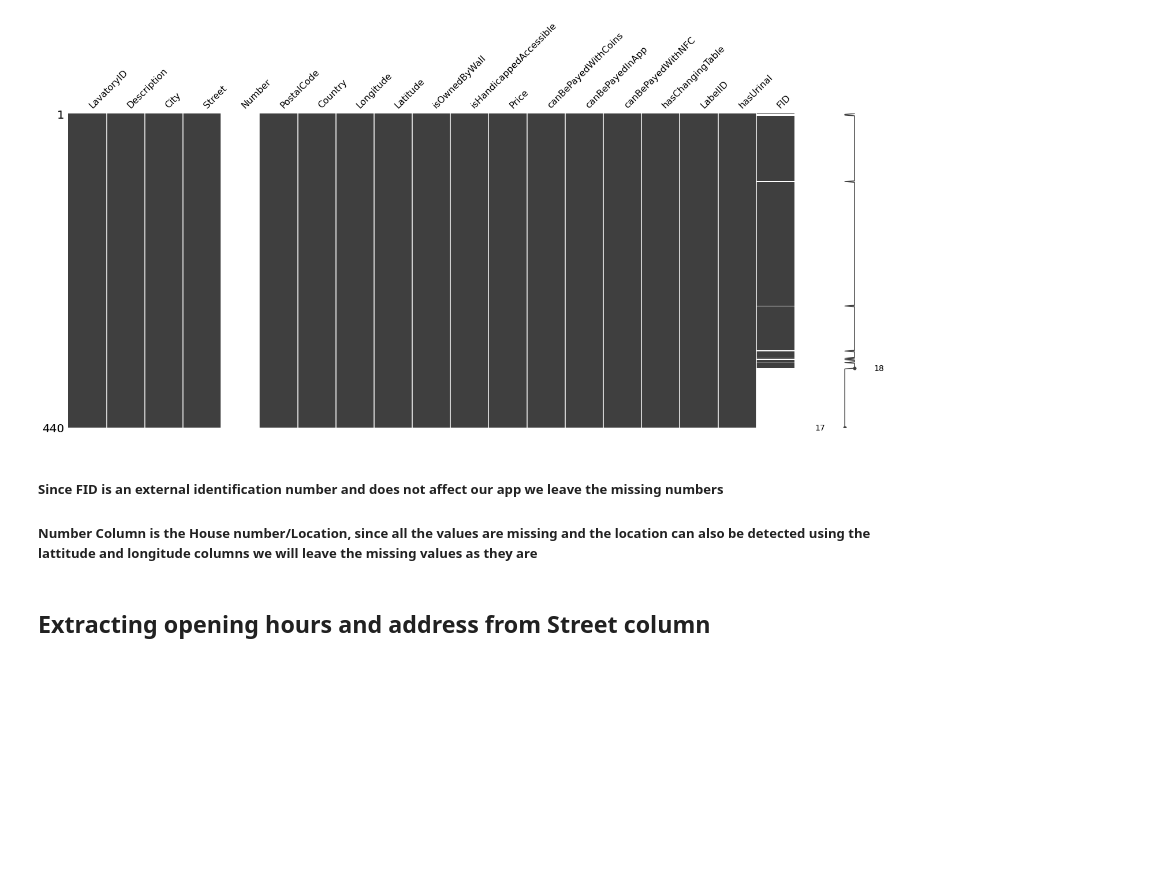
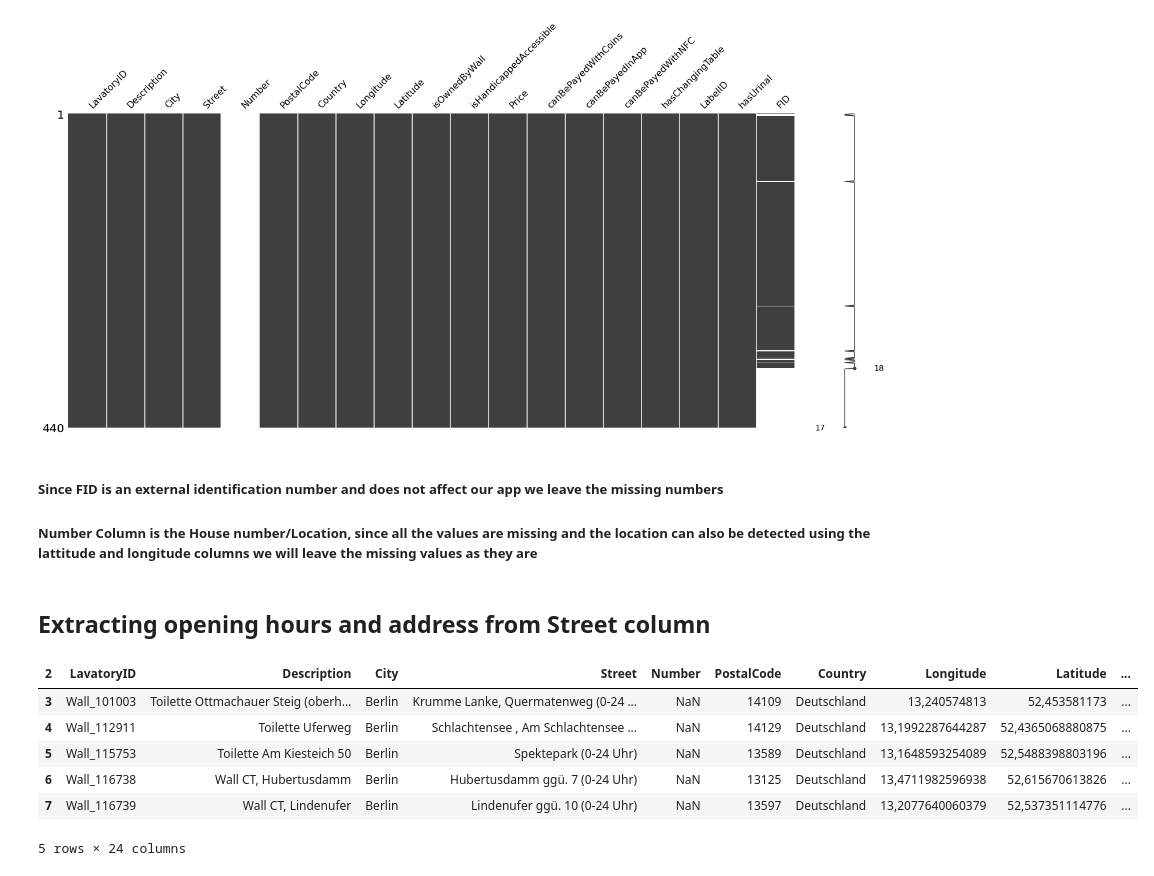
Before and after one commit to TechLabs-Berlin/st22-peedom, a Jupyter notebook: Data/peedom.ipynb, the cells around one changed output. Saved outputs shown, nothing was run; the diff lists cells and outputs as text; code cells hidden in the pictures; blank space fills up the shorter version.

```diff
--- a/Data/peedom.ipynb
+++ b/Data/peedom.ipynb
@@ -102,3 +102,13 @@ data[['address','timings']]=data['Street'].str.split('(',n=1,expand=True)
 data['timings']=data['timings'].str.extract('([0-9]+-[0-9]+)')
 data[['opening_hour','closing_hour']]=data['timings'].str.split("-",n=1,expand=True)
 data['opening_hours']=data['opening_hour']+str(':00')+str('-')+data['closing_hour']+str(':00')
+# %%
+data.head()
+# %% [output]
+| 2 | LavatoryID | Description | City | Street | Number | PostalCode | Country | Longitude | Latitude | ... |
+| 3 | Wall_101003 | Toilette Ottmachauer Steig (oberh... | Berlin | Krumme Lanke, Quermatenweg (0-24 ... | NaN | 14109 | Deutschland | 13,240574813 | 52,453581173 | ... |
+| 4 | Wall_112911 | Toilette Uferweg | Berlin | Schlachtensee , Am Schlachtensee ... | NaN | 14129 | Deutschland | 13,1992287644287 | 52,4365068880875 | ... |
+| 5 | Wall_115753 | Toilette Am Kiesteich 50 | Berlin | Spektepark (0-24 Uhr) | NaN | 13589 | Deutschland | 13,1648593254089 | 52,5488398803196 | ... |
+| 6 | Wall_116738 | Wall CT, Hubertusdamm | Berlin | Hubertusdamm ggü. 7 (0-24 Uhr) | NaN | 13125 | Deutschland | 13,4711982596938 | 52,615670613826 | ... |
+| 7 | Wall_116739 | Wall CT, Lindenufer | Berlin | Lindenufer ggü. 10 (0-24 Uhr) | NaN | 13597 | Deutschland | 13,2077640060379 | 52,537351114776 | ... |
+5 rows × 24 columns
```
Also changed, not shown: parts of 5 cells of this notebook.
